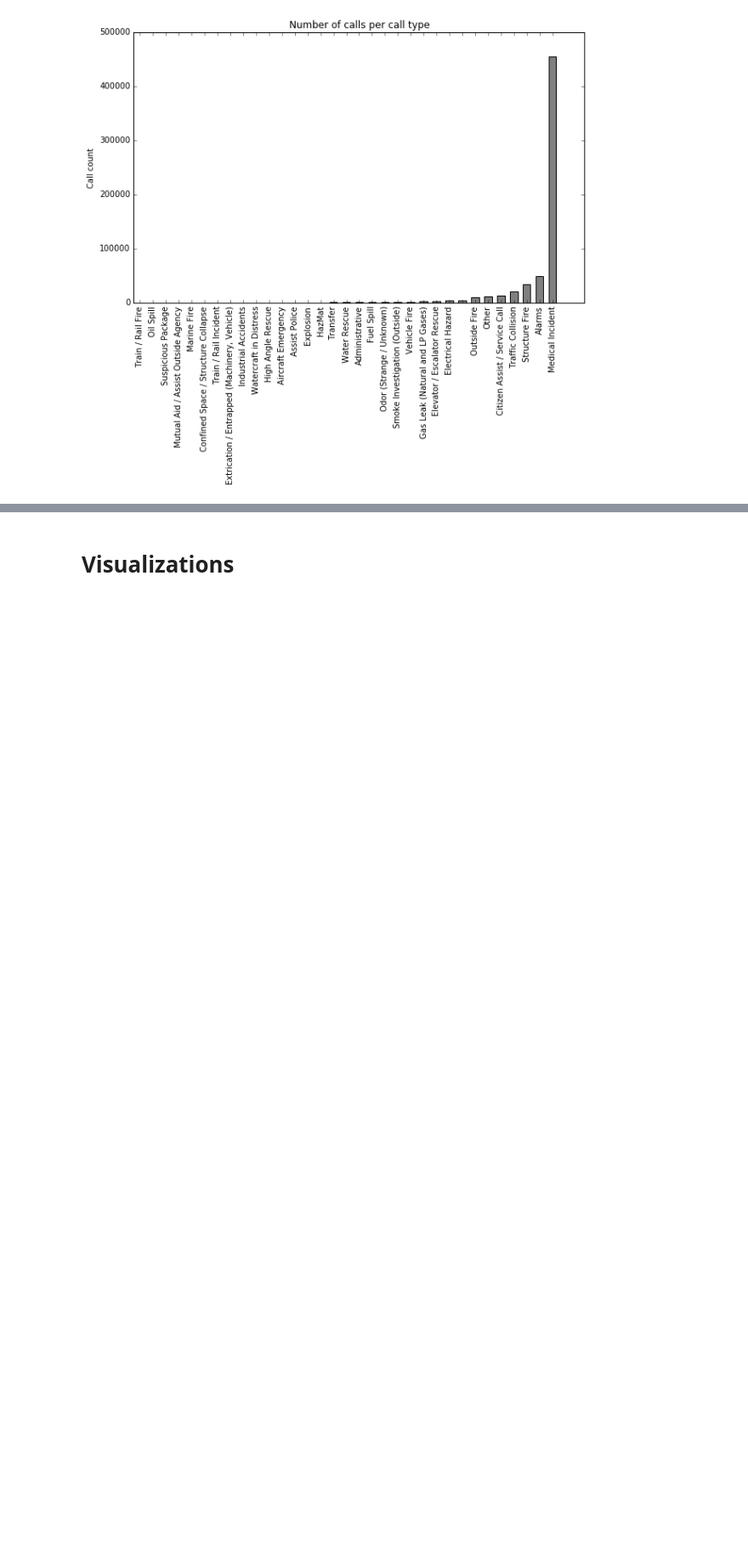
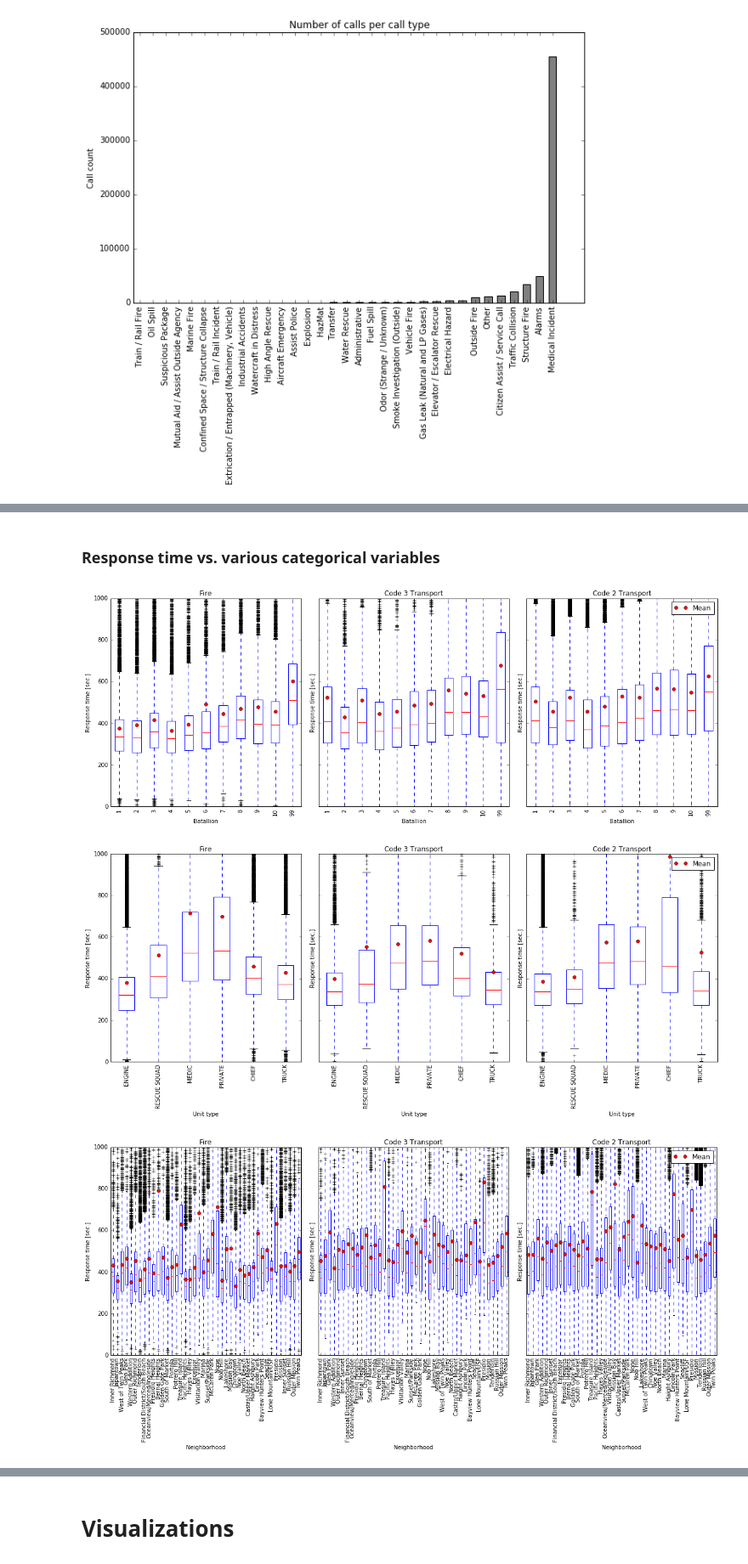
Before and after one commit to gretarg09/DTU__SocialDataAnalysis-SFFireDepartment, a Jupyter notebook: Notebook/explainer_notebook.ipynb, the cells around one changed output, grey strips where cells are left out. Shown: that part at 85% size. Drawn from its saved outputs; the diff is of its cells as text; code cells hidden in the pictures; blank space fills up the shorter version.

```diff
--- a/Notebook/explainer_notebook.ipynb
+++ b/Notebook/explainer_notebook.ipynb
@@ -378,14 +390,0 @@ plt.show()
-# %%
-numberOfCalls_perYear = sorted(Counter([line["FirePreventionDistrict"] for line in data_grouped.values()]).items())
-x = [key for key,_ in numberOfCalls_perYear]
-y = [value/len(batallion_units[key]) for _,value in numberOfCalls_perYear]
-
-plt.figure(num=None, figsize=(10,6), dpi=80, facecolor="w", edgecolor="k")
-# bars are by default width 0.8, so we'll add 0.1 to the left coordinates so that each bar is centered
-xs = [i+0.2 for i,_ in enumerate(x)]
-# plot bar with left x-coordinates [xs], heights [num_occurrence]
-plt.bar(xs,y,width=0.6,color="gray")
-plt.xticks([i+0.5 for i,_ in enumerate(x)], x, rotation=90)
-plt.title("Number of calls per unit per batallion")
-plt.ylabel("Call count/batallion unit")
-plt.show()
@@ -394,34 +391,50 @@ plt.show()
+# %% [markdown]
+### Response time vs. various categorical variables
 # %%
-### Hjer baeta við stöð og directdistance og mögulega dispatch drasli. Skoða að bæta við stationdispatchdiff.
+import cytoolz.curried as tlz
+import numpy as np
+import matplotlib.pyplot as plt
+%matplotlib inline
+# fig, ax = plt.subplots(2, sharex=True)
+filter_final = tlz.filter(lambda x:x['FinalPriority'] == 3)
+# filter_disposition = tlz.filter(lambda x:x['CallFinalDisposition'] == 'Code 3 Transport')
+filter_arrives = tlz.filter(lambda x:x['DispatchToArrival'] != None)
+filter_dispatched = tlz.filter(lambda x:x['EntryToDispatch'] != None)
+filter_entered = tlz.filter(lambda x:x['InitiateToEntry'] != None)
+groupings = {
+    'Neighborhood':tlz.groupby(lambda x:x['NeighborhoodDistrict']),
+    'Batallion': tlz.groupby(lambda x:x['Battalion']),
+    'Hour of the day received': tlz.groupby(lambda x:x['ReceivedDtTm'].hour), # 'ReceivedDtTm': '09/05/2014 03:15:13 AM'
+    'Unit type': tlz.groupby(lambda x:x['UnitType'])}
 
-filter_dispositions = {'Fire':tlz.filter(lambda x:x['CallTypeGroup'] == 'Fire'),
-                      'Alarm':tlz.filter(lambda x:x['CallTypeGroup'] == 'Alarm'),
-                      'Potentially Life-Threatening':tlz.filter(lambda x:x['CallTypeGroup'] == 'Potentially Life-Threatening'),
-                      'Non Life-Threatening':tlz.filter(lambda x:x['CallTypeGroup'] == 'Non Life-threatening')}
-
-filter_unittype = tlz.filter(lambda x:x['UnitType'] not in ["ADMIN","SUPPORT","AIRPORT","PRIVATE","INVESTIGATION","HOSPITAL","RESCUE CAPTAIN"])
-
+filter_dispositions = {'Fire':tlz.filter(lambda x:x['CallFinalDisposition'] == 'Fire'),
+                      'Code 3 Transport':tlz.filter(lambda x:x['CallFinalDisposition'] == 'Code 3 Transport'),
+                      'Code 2 Transport':tlz.filter(lambda x:x['CallFinalDisposition'] == 'Code 2 Transport')}
+filter_unittype = tlz.filter(lambda x:x['UnitType'] not in ["ADMIN","SUPPORT","AIRPORT","INVESTIGATION","HOSPITAL","RESCUE CAPTAIN"])
 for grouping_title,grouping in groupings.iteritems():
     fig, ax = plt.subplots(1,len(filter_dispositions),sharey=True)
     fig.set_size_inches(15.5, 5.5)
     fig.tight_layout(pad=0.4, w_pad=1.5, h_pad=12.0)
     it = 0
-    print k
     for disposition,filter_disposition in filter_dispositions.iteritems():
         vs = []
         stuff = grouping(filter_disposition(filter_unittype(filter_final(filter_entered(filter_dispatched(filter_arrives(data)))))))
         for group in stuff.values():
             vs.append([x['InitiateToEntry']+x['EntryToDispatch']+x['DispatchToArrival'] for x in group])
 #         ax[it].plot([np.mean(x) for x in vs],'o',color='orange')
         bp = ax[it].boxplot(vs)
         ax[it].plot([0]+[np.mean(x) for x in vs],'o',color='red',label='Mean')
         ax[it].set_xticks(range(1,len(stuff.keys())+1))
         ax[it].set_xticklabels(stuff.keys(),rotation=90)
         ax[it].set_title(disposition)
         ax[it].set_ylabel("Response time [sec.]")
         ax[it].set_xlabel(grouping_title)
         ax[it].set_ylim(bottom=0,top=1000)
         if it == len(filter_dispositions)-1:
             ax[it].legend(loc="upper right")
         it = it+1
     plt.show()
+# %% [output]
+[figure, added]
+[figure, added]
+[figure, added]
```
Also changed, not shown: parts of 11 cells of this notebook, 2 other files.
